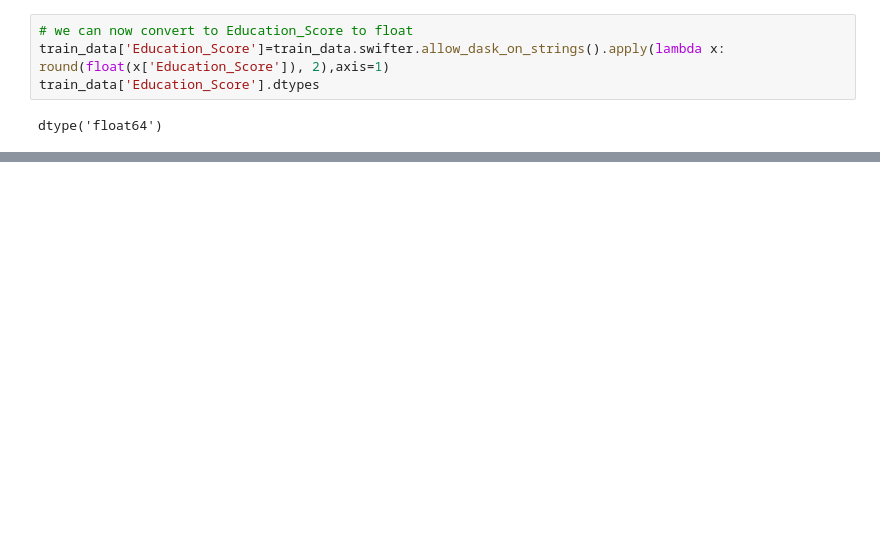
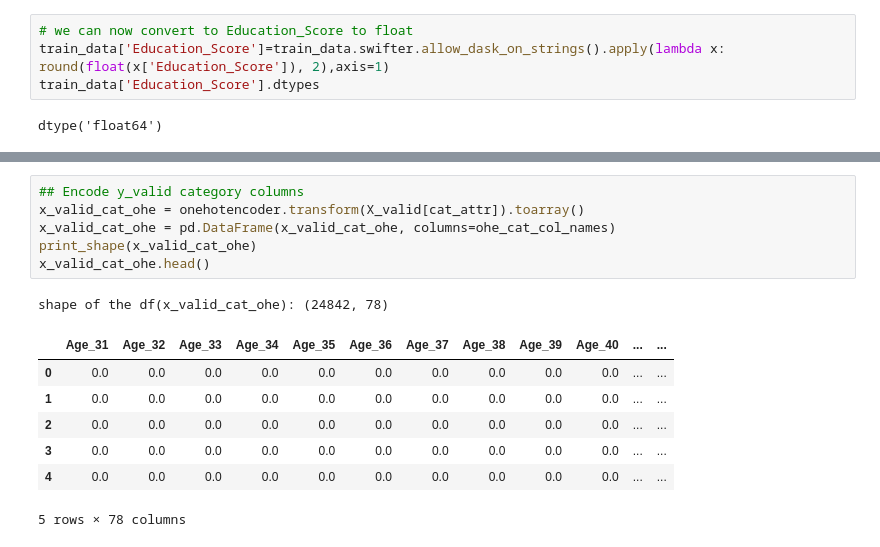
Before and after one commit to bhaskarnn9/AnalyticsVidhyaHackathon, a Jupyter notebook: src/VidhyaAnalytics.ipynb, the cells around one changed output, grey strips where cells are left out. Cells and saved outputs as stored; diff of their text form; blank space fills up the shorter version.

```diff
--- a/src/VidhyaAnalytics.ipynb
+++ b/src/VidhyaAnalytics.ipynb
@@ -599,0 +763,15 @@ age
+# %%
+## Encode y_valid category columns
+x_valid_cat_ohe = onehotencoder.transform(X_valid[cat_attr]).toarray()
+x_valid_cat_ohe = pd.DataFrame(x_valid_cat_ohe, columns=ohe_cat_col_names)
+print_shape(x_valid_cat_ohe)
+x_valid_cat_ohe.head()
+# %% [output]
+shape of the df(x_valid_cat_ohe): (24842, 78)
+|  | Age_31 | Age_32 | Age_33 | Age_34 | Age_35 | Age_36 | Age_37 | Age_38 | Age_39 | Age_40 | ... | ... |
+| 0 | 0.0 | 0.0 | 0.0 | 0.0 | 0.0 | 0.0 | 0.0 | 0.0 | 0.0 | 0.0 | ... | ... |
+| 1 | 0.0 | 0.0 | 0.0 | 0.0 | 0.0 | 0.0 | 0.0 | 0.0 | 0.0 | 0.0 | ... | ... |
+| 2 | 0.0 | 0.0 | 0.0 | 0.0 | 0.0 | 0.0 | 0.0 | 0.0 | 0.0 | 0.0 | ... | ... |
+| 3 | 0.0 | 0.0 | 0.0 | 0.0 | 0.0 | 0.0 | 0.0 | 0.0 | 0.0 | 0.0 | ... | ... |
+| 4 | 0.0 | 0.0 | 0.0 | 0.0 | 0.0 | 0.0 | 0.0 | 0.0 | 0.0 | 0.0 | ... | ... |
+5 rows × 78 columns
```
Also changed, not shown: parts of 70 cells of this notebook, 7 other files.
